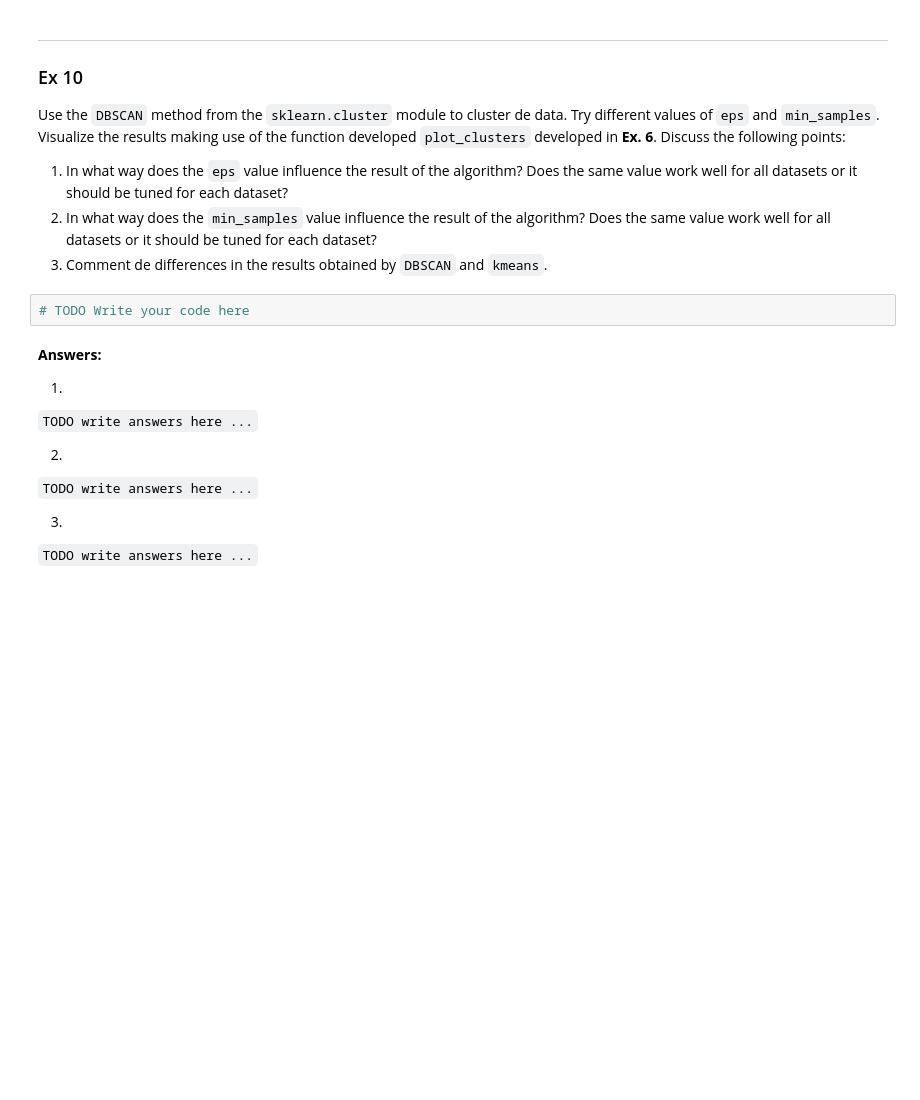
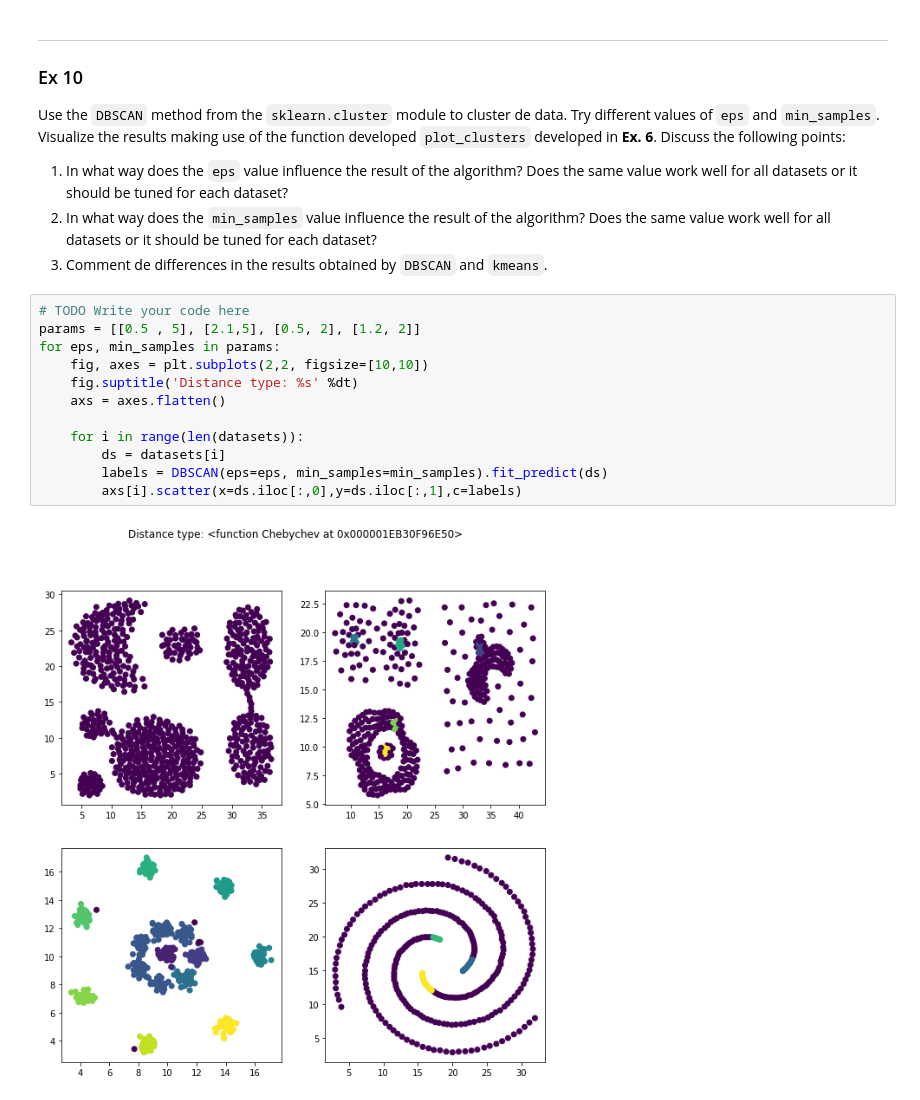
Before and after one commit to DrSh1ny/AC, a Jupyter notebook: PL3/TP1b.ipynb, the cells around one changed output. Cells and saved outputs as stored; diff of their text form; blank space fills up the shorter version.

```diff
--- a/PL3/TP1b.ipynb
+++ b/PL3/TP1b.ipynb
@@ -317,17 +393,17 @@ Use the `DBSCAN` method from the `sklearn.cluster` module to cluster de data. Tr
 1. In what way does the `eps` value influence the result of the algorithm? Does the same value work well for all datasets or it should be tuned for each dataset?
 2. In what way does the `min_samples` value influence the result of the algorithm? Does the same value work well for all datasets or it should be tuned for each dataset?
 3. Comment de differences in the results obtained by `DBSCAN` and `kmeans`.
-# %%
-# TODO Write your code here
-# %% [markdown]
-
-**Answers:**
-
-1.
-`TODO write answers here ...`
-
-2.
-`TODO write answers here ...`
-
-3.
-`TODO write answers here ...`
+# %%
+# TODO Write your code here
+params = [[0.5 , 5], [2.1,5], [0.5, 2], [1.2, 2]]
+for eps, min_samples in params:
+    fig, axes = plt.subplots(2,2, figsize=[10,10])
+    fig.suptitle('Distance type: %s' %dt)
+    axs = axes.flatten()
+
+    for i in range(len(datasets)):
+        ds = datasets[i]
+        labels = DBSCAN(eps=eps, min_samples=min_samples).fit_predict(ds)
+        axs[i].scatter(x=ds.iloc[:,0],y=ds.iloc[:,1],c=labels)
+# %% [output]
+[figure, added]
```
Also changed, not shown: parts of 14 cells of this notebook.
